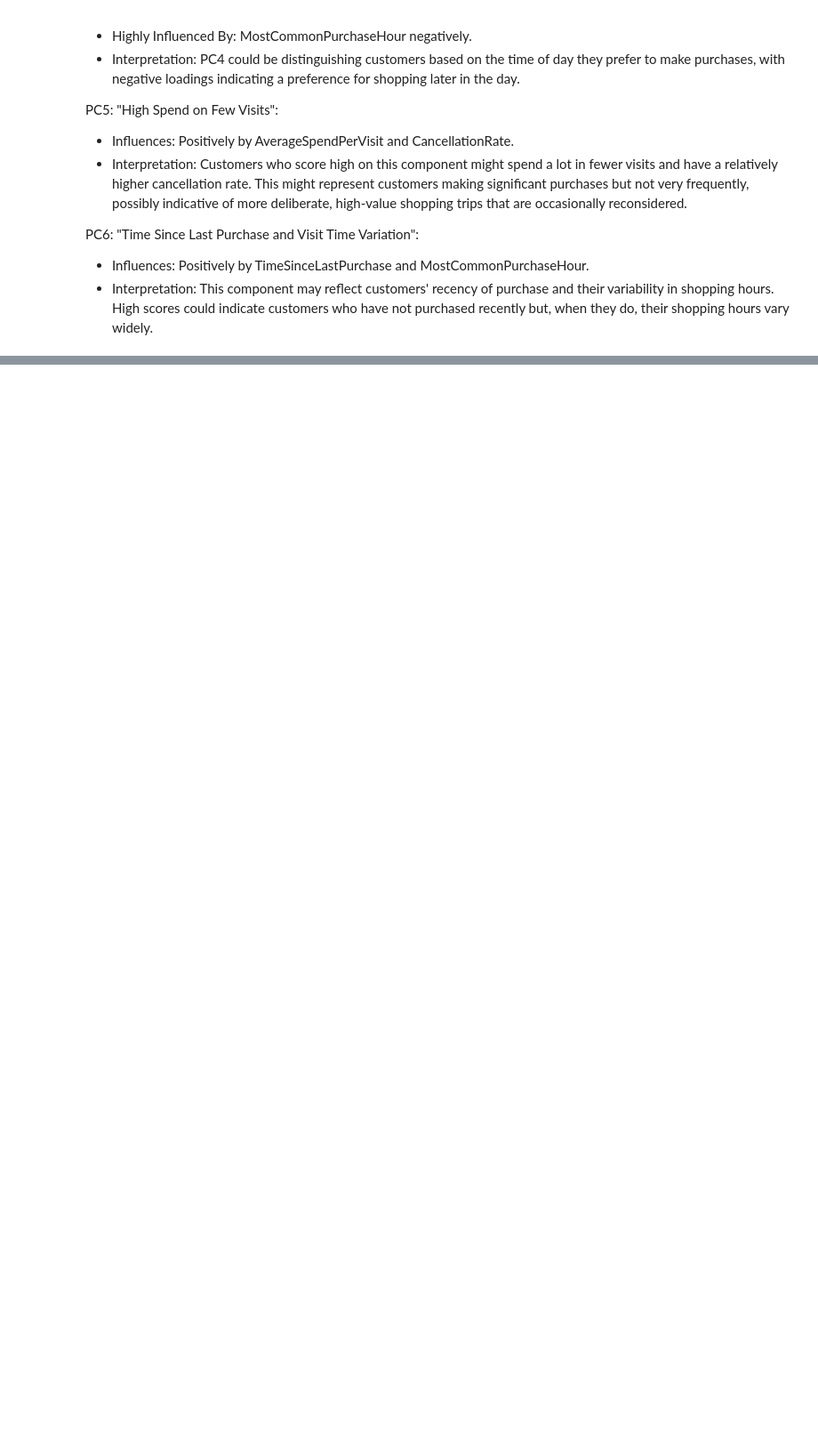
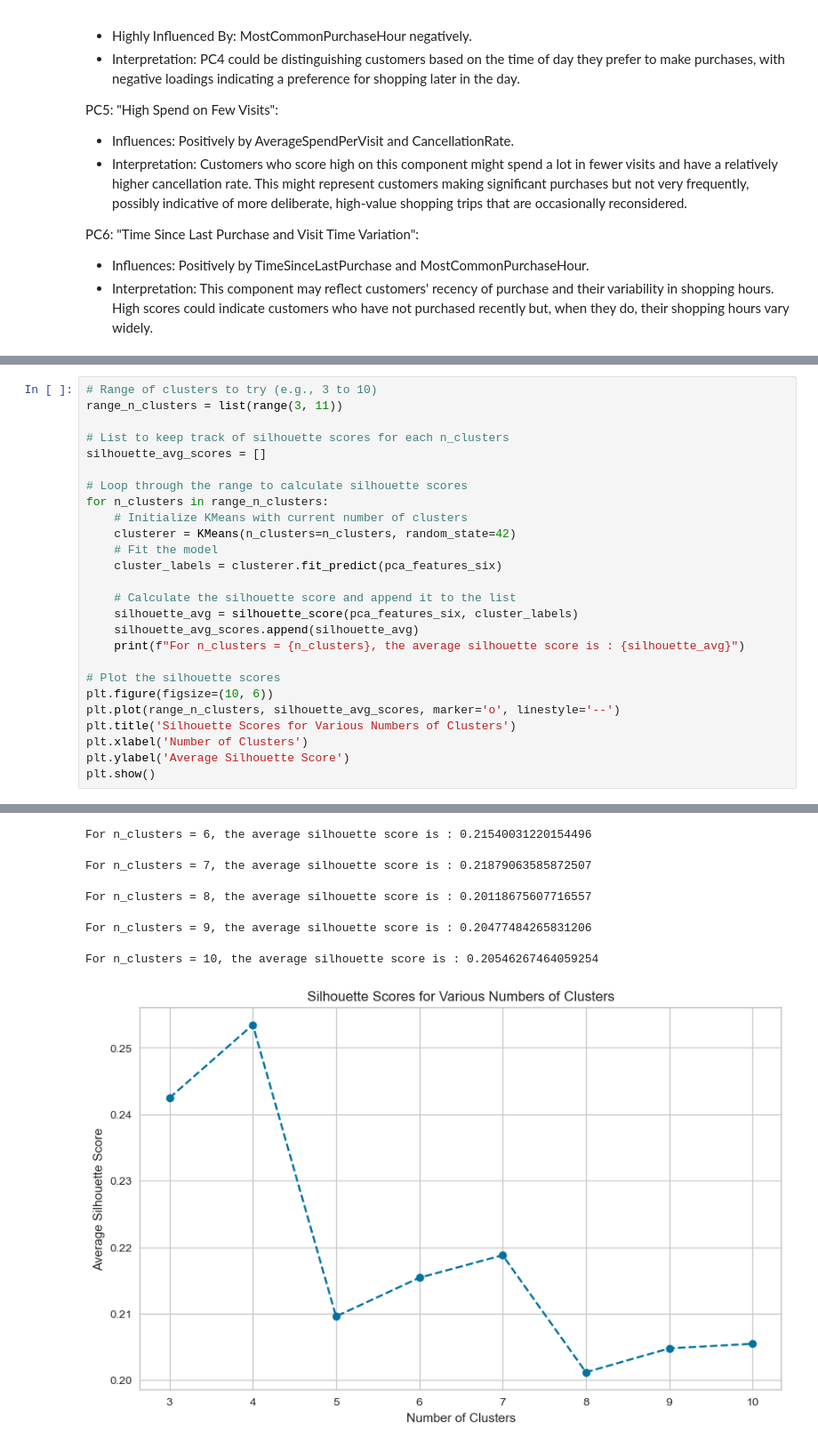
Before and after one commit to fabrizi0rigodanz0/Customer_Churn_Prediction_ML, a Jupyter notebook: notebook/notebook.ipynb, the cells around one changed output, grey strips where cells are left out. Shown at 89% size. Drawn from its saved outputs; the diff is of its cells as text; blank space fills up the shorter version.

```diff
--- a/notebook/notebook.ipynb
+++ b/notebook/notebook.ipynb
@@ -1125,0 +1159,27 @@ PC6: "Time Since Last Purchase and Visit Time Variation":
+# %%
+# Range of clusters to try (e.g., 3 to 10)
+range_n_clusters = list(range(3, 11))
+
+# List to keep track of silhouette scores for each n_clusters
+silhouette_avg_scores = []
+
+# Loop through the range to calculate silhouette scores
+for n_clusters in range_n_clusters:
+    # Initialize KMeans with current number of clusters
+    clusterer = KMeans(n_clusters=n_clusters, random_state=42)
+    # Fit the model
+    cluster_labels = clusterer.fit_predict(pca_features_six)
+
+    # Calculate the silhouette score and append it to the list
+    silhouette_avg = silhouette_score(pca_features_six, cluster_labels)
+    silhouette_avg_scores.append(silhouette_avg)
+    print(f"For n_clusters = {n_clusters}, the average silhouette score is : {silhouette_avg}")
+
+# Plot the silhouette scores
+plt.figure(figsize=(10, 6))
+plt.plot(range_n_clusters, silhouette_avg_scores, marker='o', linestyle='--')
+plt.title('Silhouette Scores for Various Numbers of Clusters')
+plt.xlabel('Number of Clusters')
+plt.ylabel('Average Silhouette Score')
+plt.show()
+# %% [output]
@@ -1125,0 +1189,6 @@ PC6: "Time Since Last Purchase and Visit Time Variation":
+For n_clusters = 6, the average silhouette score is : 0.21540031220154496
+For n_clusters = 7, the average silhouette score is : 0.21879063585872507
+For n_clusters = 8, the average silhouette score is : 0.20118675607716557
+For n_clusters = 9, the average silhouette score is : 0.20477484265831206
+For n_clusters = 10, the average silhouette score is : 0.20546267464059254
+[figure, added]
```
Also changed, not shown: parts of 4 cells of this notebook.
